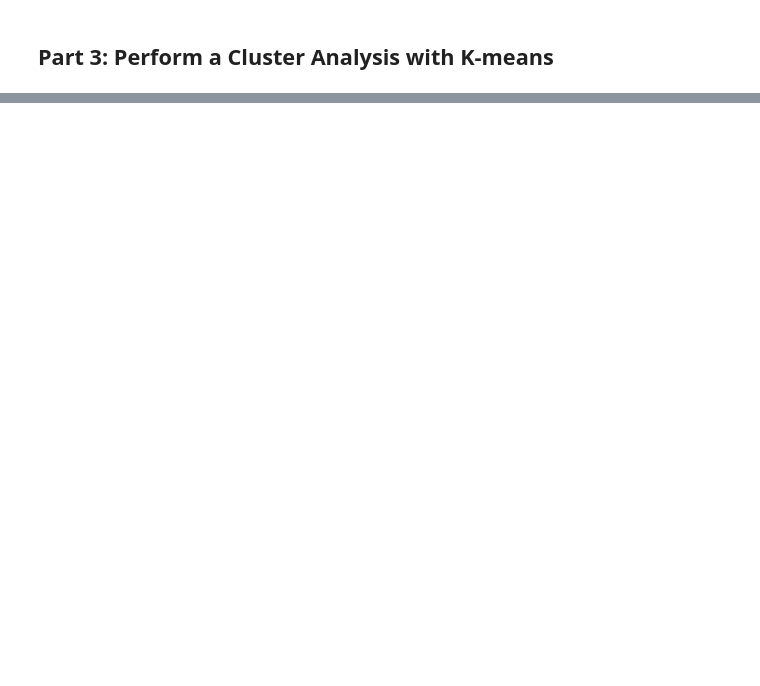
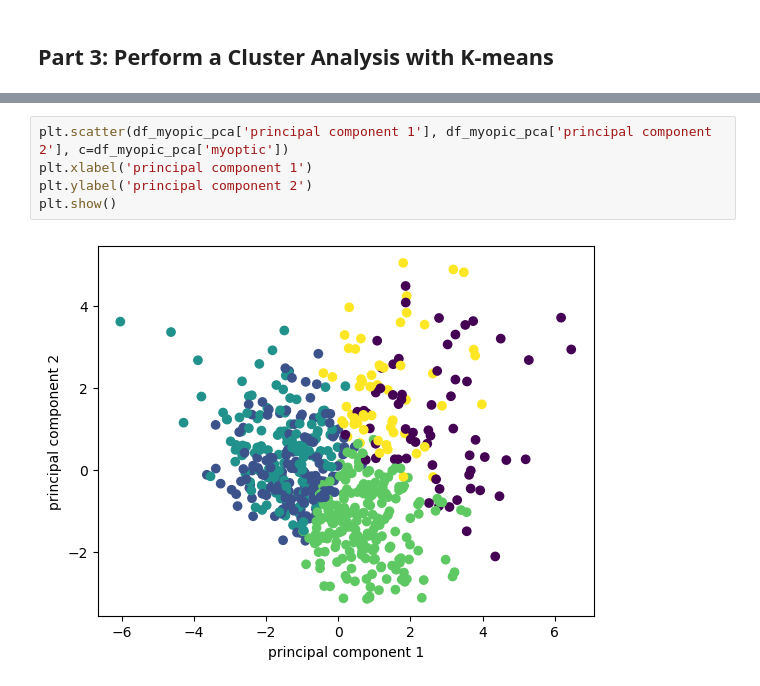
Before and after one commit to TommyHvidhyld/Unsupervised-Machine-Learning, a Jupyter notebook: myopic.ipynb, the cells around one changed output, grey strips where cells are left out. Drawn from its saved outputs; the diff is of its cells as text; blank space fills up the shorter version.

```diff
--- a/myopic.ipynb
+++ b/myopic.ipynb
@@ -113,0 +143,7 @@ plt.show()
+# %%
+plt.scatter(df_myopic_pca['principal component 1'], df_myopic_pca['principal component 2'], c=df_myopic_pca['myoptic'])
+plt.xlabel('principal component 1')
+plt.ylabel('principal component 2')
+plt.show()
+# %% [output]
+[figure, added]
```
Also changed, not shown: parts of 6 cells of this notebook.
